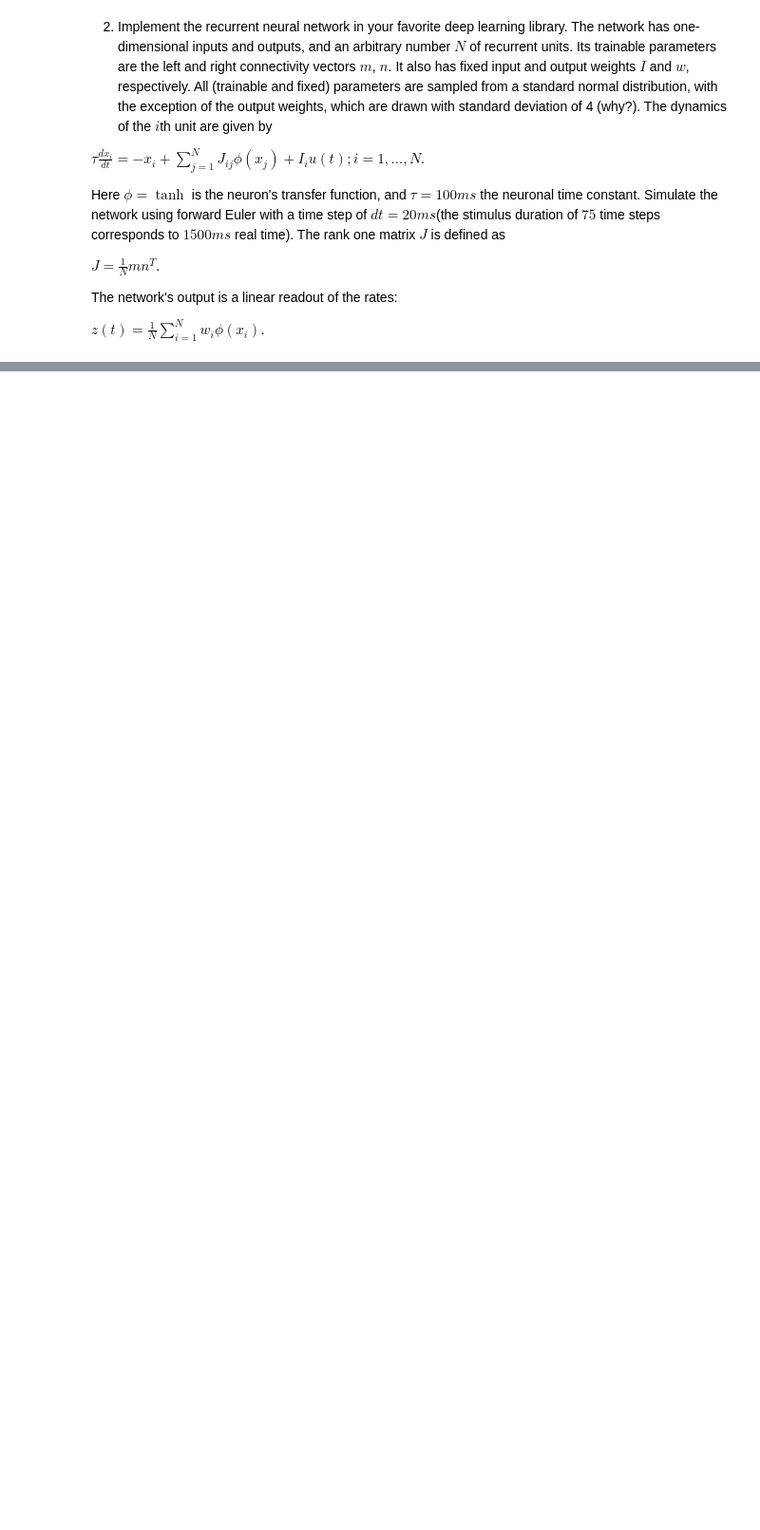
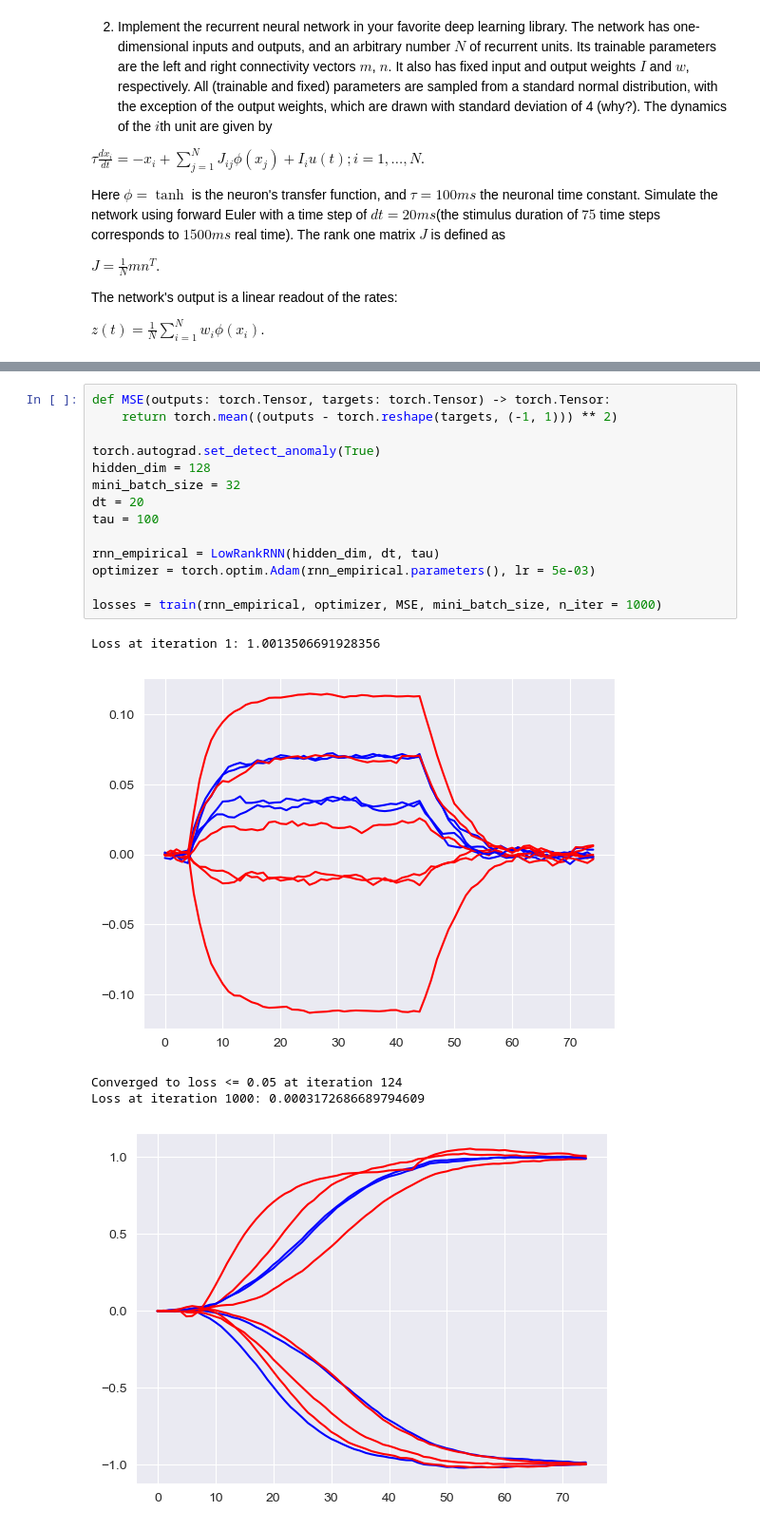
Before and after one commit to lfogarty98/mhbf_pt, a Jupyter notebook: Project/scratch.ipynb, the cells around one changed output, grey strips where cells are left out. Shown at 95% size. Cells and saved outputs as stored; diff of their text form; blank space fills up the shorter version.

```diff
--- a/Project/scratch.ipynb
+++ b/Project/scratch.ipynb
@@ -149,2 +175,22 @@ tensor(0.9426, dtype=torch.float64, grad_fn=<MeanBackward0>)
+# %%
+def MSE(outputs: torch.Tensor, targets: torch.Tensor) -> torch.Tensor:
+    return torch.mean((outputs - torch.reshape(targets, (-1, 1))) ** 2)
+
+torch.autograd.set_detect_anomaly(True)
+hidden_dim = 128
+mini_batch_size = 32
+dt = 20
+tau = 100
+
+rnn_empirical = LowRankRNN(hidden_dim, dt, tau)
+optimizer = torch.optim.Adam(rnn_empirical.parameters(), lr = 5e-03)
+
+losses = train(rnn_empirical, optimizer, MSE, mini_batch_size, n_iter = 1000)
+# %% [output]
+Loss at iteration 1: 1.0013506691928356
+[figure, added]
+Converged to loss <= 0.05 at iteration 124
+Loss at iteration 1000: 0.0003172686689794609
+[figure, added]
 # %%
 plt.plot(losses)
```
Also changed, not shown: parts of 21 cells of this notebook.
